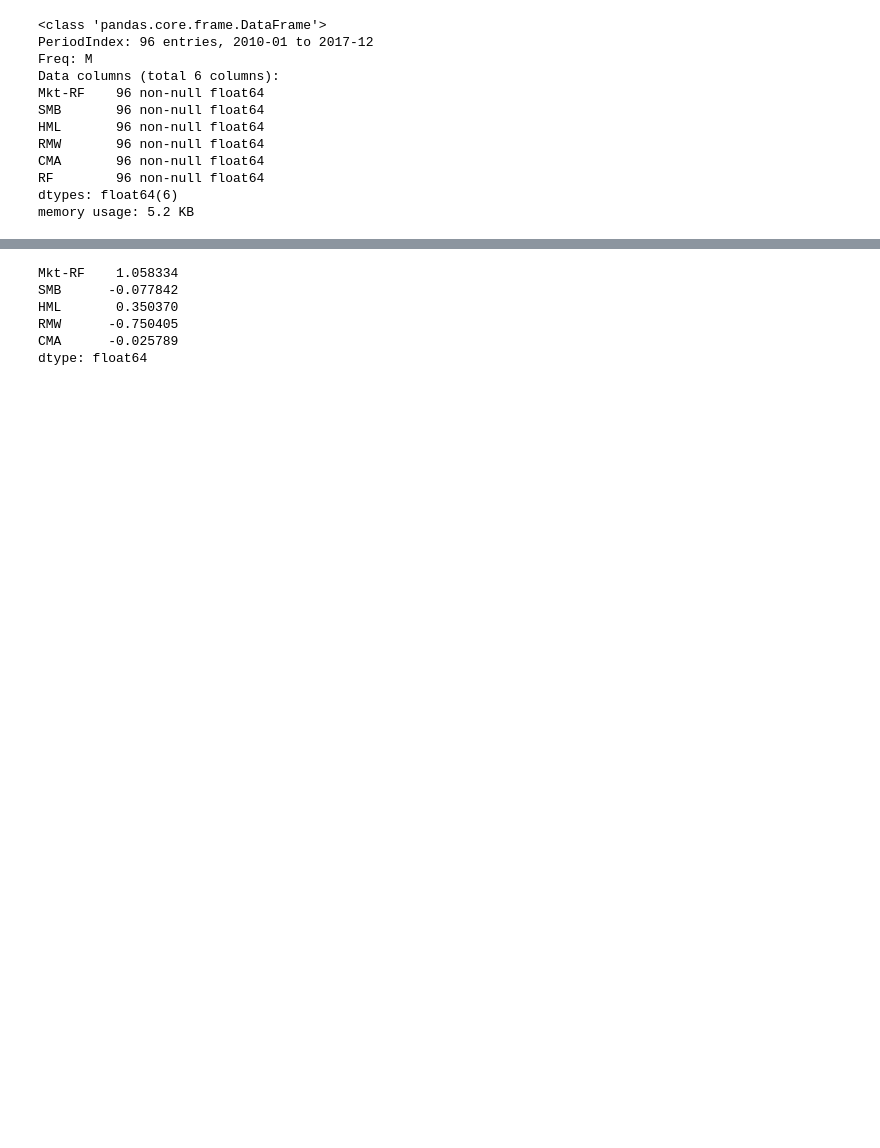
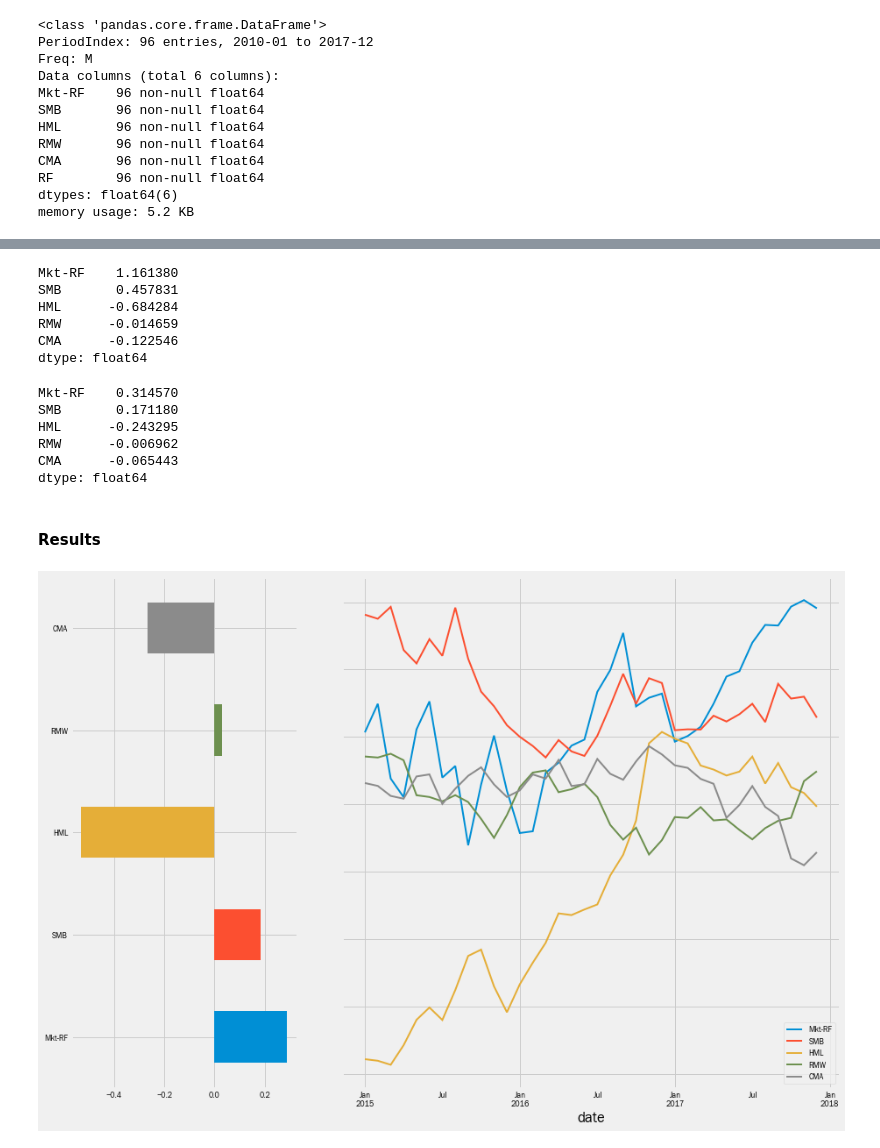
Before and after one commit to PaulClas/machine-learning-for-trading, a Jupyter notebook: 07_linear_models/02_factor_models/fama-macbeth.ipynb, the cells around one changed output, grey strips where cells are left out. Saved outputs shown, nothing was run; the diff lists cells and outputs as text; code cells hidden in the pictures; blank space fills up the shorter version.

Commit message:
factor models

```diff
--- a/07_linear_models/02_factor_models/fama-macbeth.ipynb
+++ b/07_linear_models/02_factor_models/fama-macbeth.ipynb
@@ -53,4 +92,0 @@ for asset in returns.dropna(axis=1):
-# %%
-betas = betas.T
-# betas['sector'] = betas.index.map(sectors.get)
-# betas = betas.dropna()
@@ -69,0 +93,5 @@ memory usage: 90.8+ KB
+# %%
+betas = pd.DataFrame(betas,
+                     columns=factors.columns,
+                     index=excess_returns.columns)
+betas.info()
@@ -70,6 +111,11 @@ memory usage: 90.8+ KB
 # %%
-lambdas = pd.DataFrame()
+lambdas = []
 for period in returns.index:
-    r = returns.loc[period, betas.index].sub(rf[period])
-    step2 = OLS(endog=r, exog=add_constant(betas)).fit()
-    lambdas[period] = step2.params.drop('const')
+    step2 = OLS(endog=excess_returns.loc[period, betas.index],
+                exog=betas).fit()
+    lambdas.append(step2.params)
+# %%
+lambdas = pd.DataFrame(lambdas,
+                       index=excess_returns.index,
+                       columns=betas.columns.tolist())
+lambdas.info()
@@ -76,9 +134,28 @@ for period in returns.index:
 # %%
-lambdas.T.mean()
+lambdas.mean()
 # %% [output]
-Mkt-RF    1.058334
-SMB      -0.077842
-HML       0.350370
-RMW      -0.750405
-CMA      -0.025789
+Mkt-RF    1.161380
+SMB       0.457831
+HML      -0.684284
+RMW      -0.014659
+CMA      -0.122546
 dtype: float64
+# %%
+t = lambdas.mean().div(lambdas.std())
+t
+# %% [output]
+Mkt-RF    0.314570
+SMB       0.171180
+HML      -0.243295
+RMW      -0.006962
+CMA      -0.065443
+dtype: float64
+# %% [markdown]
+#### Results
+# %%
+ax1 = plt.subplot2grid((1, 3), (0, 0))
+ax2 = plt.subplot2grid((1, 3), (0, 1), colspan=2)
+lambdas.mean().plot.barh(ax=ax1)
+lambdas.rolling(60).mean().plot(lw=2, figsize=(14,10), sharey=True, ax=ax2);
+# %% [output]
+[figure, added]
```
Also changed, not shown: parts of 28 cells of this notebook, 3 other files.
